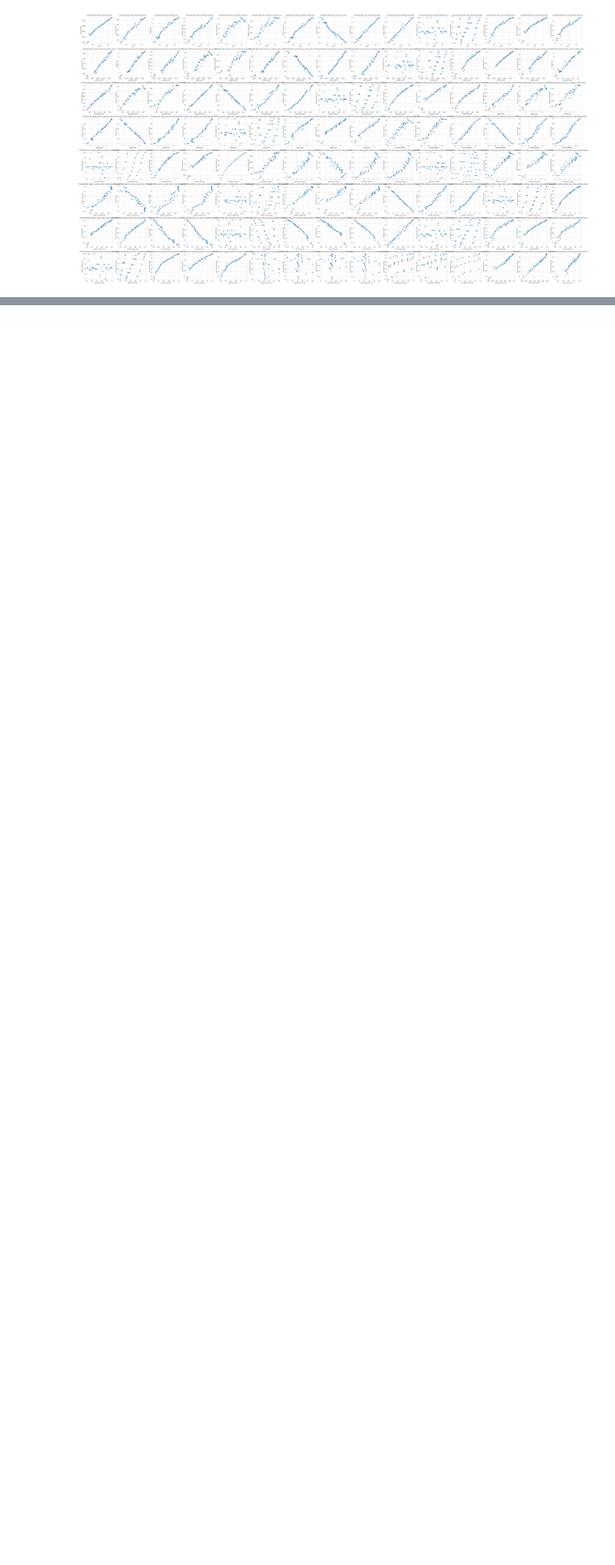
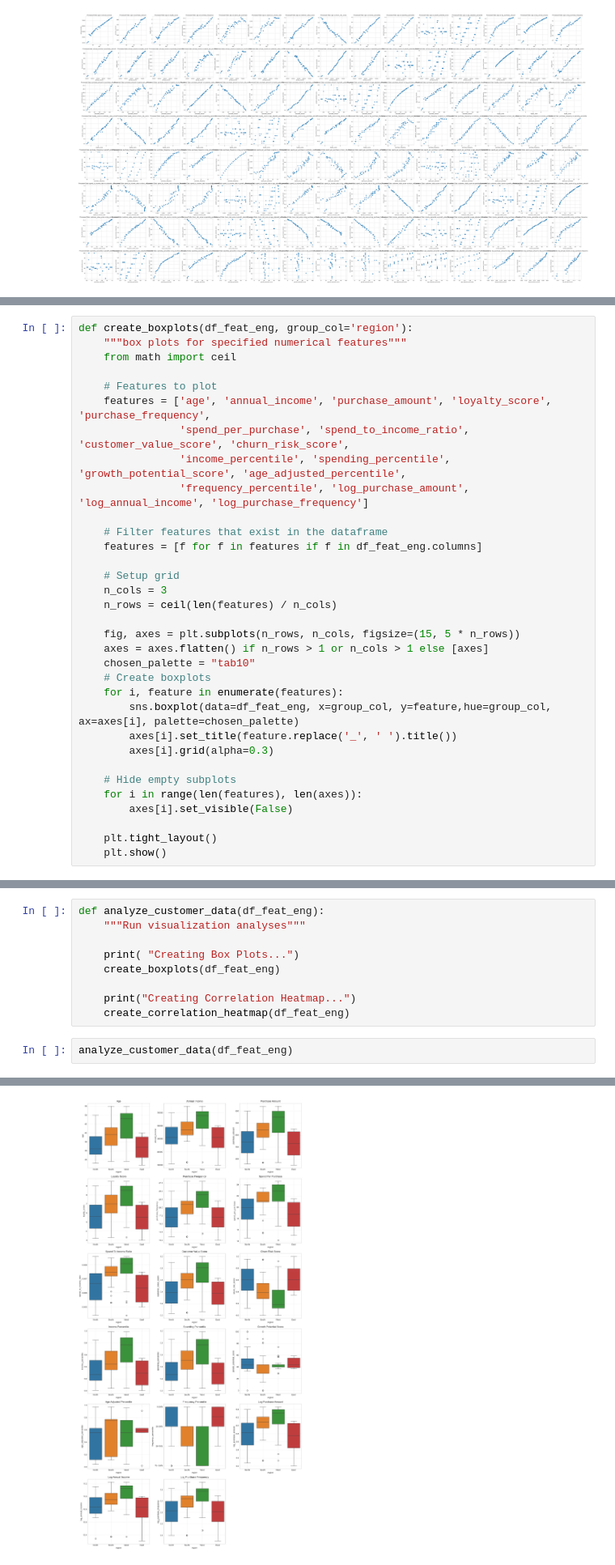
Before and after one commit to elioc1341/customer_purchasing_behaviour, a Jupyter notebook: eda/model_examination.ipynb, the cells around one changed output, grey strips where cells are left out. Shown at 81% size. Drawn from its saved outputs; the diff is of its cells as text; blank space fills up the shorter version.

Commit message:
Added box and correlation plots with summary for feature engineered data

```diff
--- a/eda/model_examination.ipynb
+++ b/eda/model_examination.ipynb
@@ -424,0 +456,33 @@ plot_feature_pairs(df_feat_eng, feature_names, title_prefix='Processed Data: ')
+# %%
+def create_boxplots(df_feat_eng, group_col='region'):
+    """box plots for specified numerical features"""
+    from math import ceil
+
+    # Features to plot
+    features = ['age', 'annual_income', 'purchase_amount', 'loyalty_score', 'purchase_frequency',
+                'spend_per_purchase', 'spend_to_income_ratio', 'customer_value_score', 'churn_risk_score',
+                'income_percentile', 'spending_percentile', 'growth_potential_score', 'age_adjusted_percentile',
+                'frequency_percentile', 'log_purchase_amount', 'log_annual_income', 'log_purchase_frequency']
+
+    # Filter features that exist in the dataframe
+    features = [f for f in features if f in df_feat_eng.columns]
+
+    # Setup grid
+    n_cols = 3
+    n_rows = ceil(len(features) / n_cols)
+
+    fig, axes = plt.subplots(n_rows, n_cols, figsize=(15, 5 * n_rows))
+    axes = axes.flatten() if n_rows > 1 or n_cols > 1 else [axes]
+    chosen_palette = "tab10"
+    # Create boxplots
+    for i, feature in enumerate(features):
+        sns.boxplot(data=df_feat_eng, x=group_col, y=feature,hue=group_col, ax=axes[i], palette=chosen_palette)
+        axes[i].set_title(feature.replace('_', ' ').title())
+        axes[i].grid(alpha=0.3)
+
+    # Hide empty subplots
+    for i in range(len(features), len(axes)):
+        axes[i].set_visible(False)
+
+    plt.tight_layout()
+    plt.show()
@@ -424,0 +547,12 @@ plot_feature_pairs(df_feat_eng, feature_names, title_prefix='Processed Data: ')
+# %%
+def analyze_customer_data(df_feat_eng):
+    """Run visualization analyses"""
+
+    print( "Creating Box Plots...")
+    create_boxplots(df_feat_eng)
+
+    print("Creating Correlation Heatmap...")
+    create_correlation_heatmap(df_feat_eng)
+# %%
+analyze_customer_data(df_feat_eng)
+# %% [output]
@@ -424,0 +560 @@ plot_feature_pairs(df_feat_eng, feature_names, title_prefix='Processed Data: ')
+[figure, added]
```
Also changed, not shown: parts of 8 cells of this notebook.
